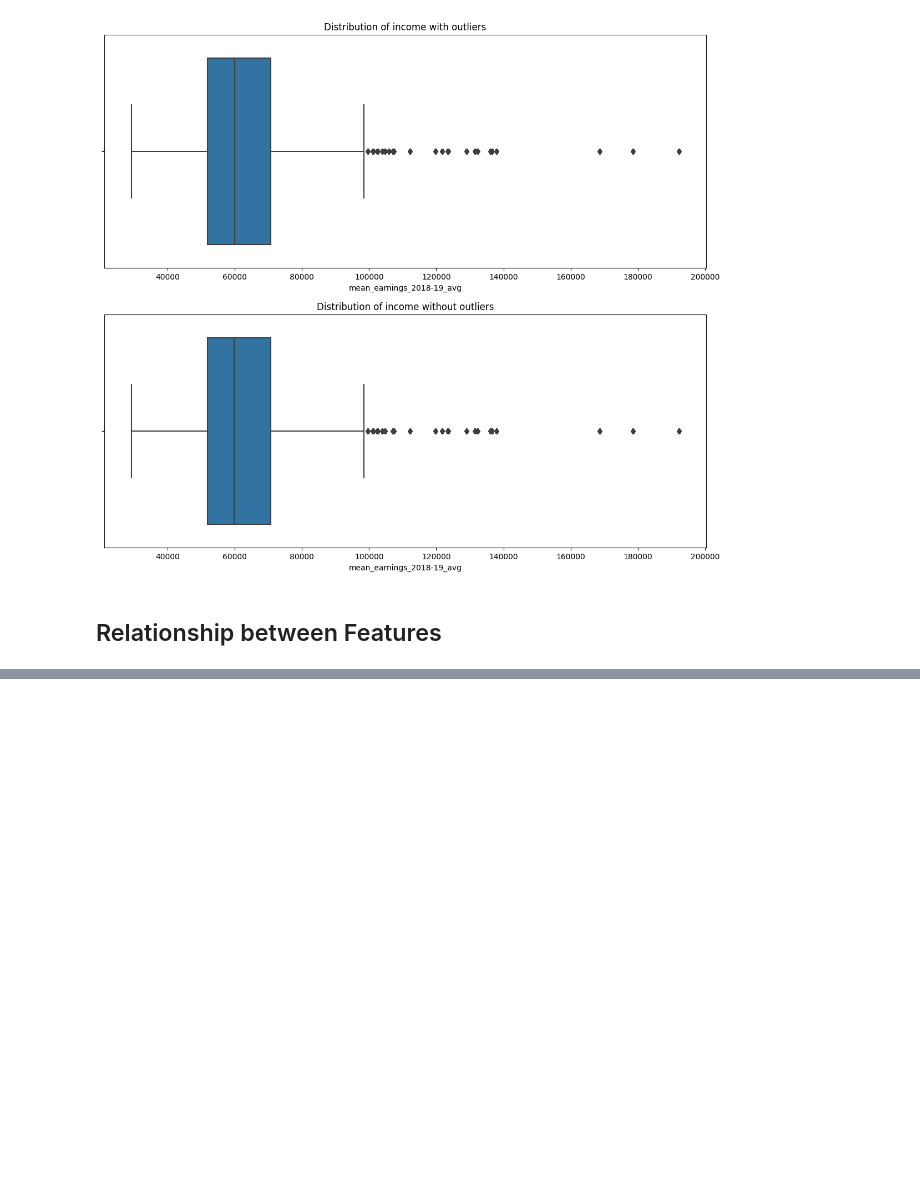
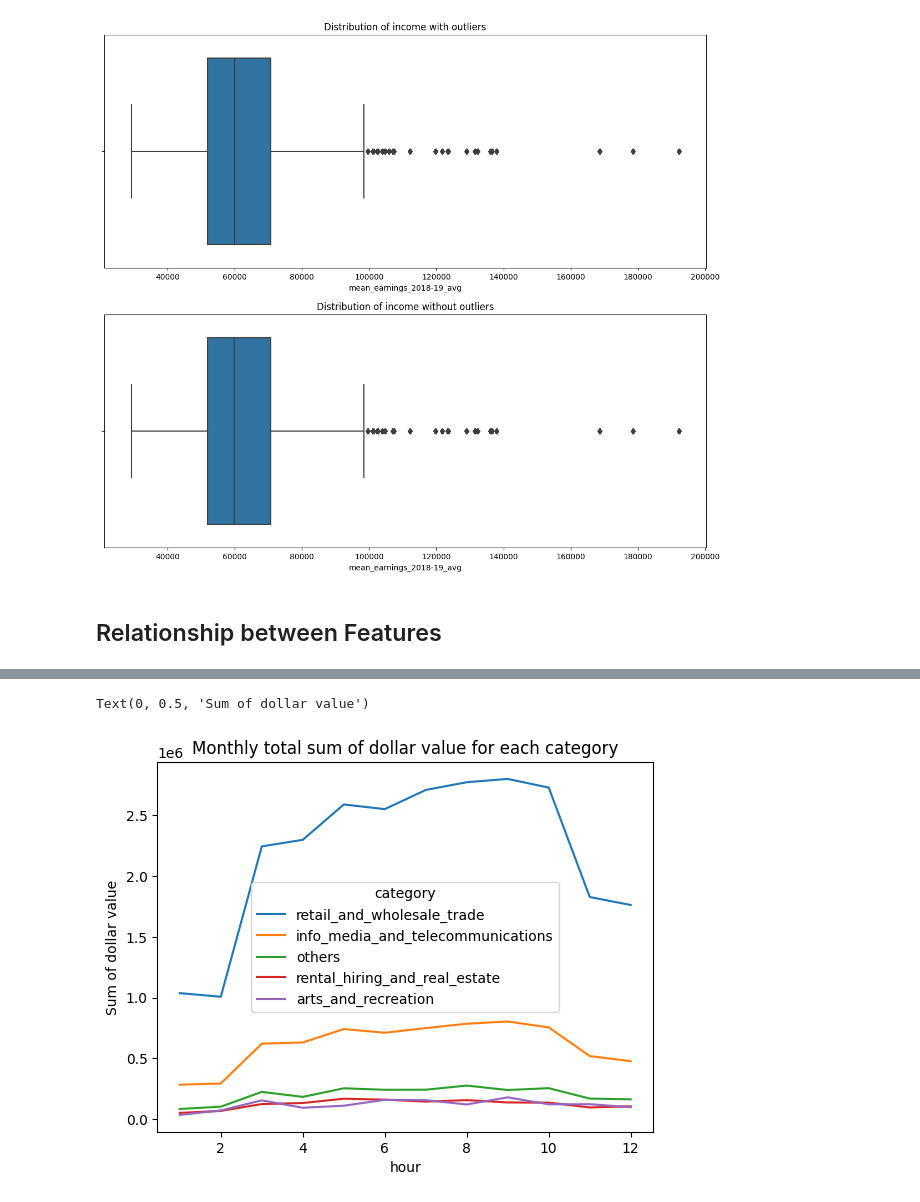
Before and after one commit to MAST30034-Applied-Data-Science/generic-buy-now-pay-later-project-group-56-bnlp, a Jupyter notebook: notebooks/Transaction_Analysis.ipynb, the cells around one changed output, grey strips where cells are left out. Cells and saved outputs as stored; diff of their text form; code cells hidden in the pictures; blank space fills up the shorter version.

```diff
--- a/notebooks/Transaction_Analysis.ipynb
+++ b/notebooks/Transaction_Analysis.ipynb
@@ -167,0 +157,8 @@ sns.barplot(data=final_dataset_df, x="state", y="dollar_value", hue="subcategory
+# %%
+category_monthly = final_dataset.withColumn('hour', month(final_dataset.order_datetime)).groupBy('category', 'hour').sum('dollar_value')
+sns.lineplot(data= category_monthly.toPandas(), x= 'hour', y= 'sum(dollar_value)', hue= 'category')
+plt.title('Monthly total sum of dollar value for each category')
+plt.ylabel('Sum of dollar value')
+# %% [output]
+Text(0, 0.5, 'Sum of dollar value')
+[figure, added]
```
Also changed, not shown: parts of 13 cells of this notebook.
